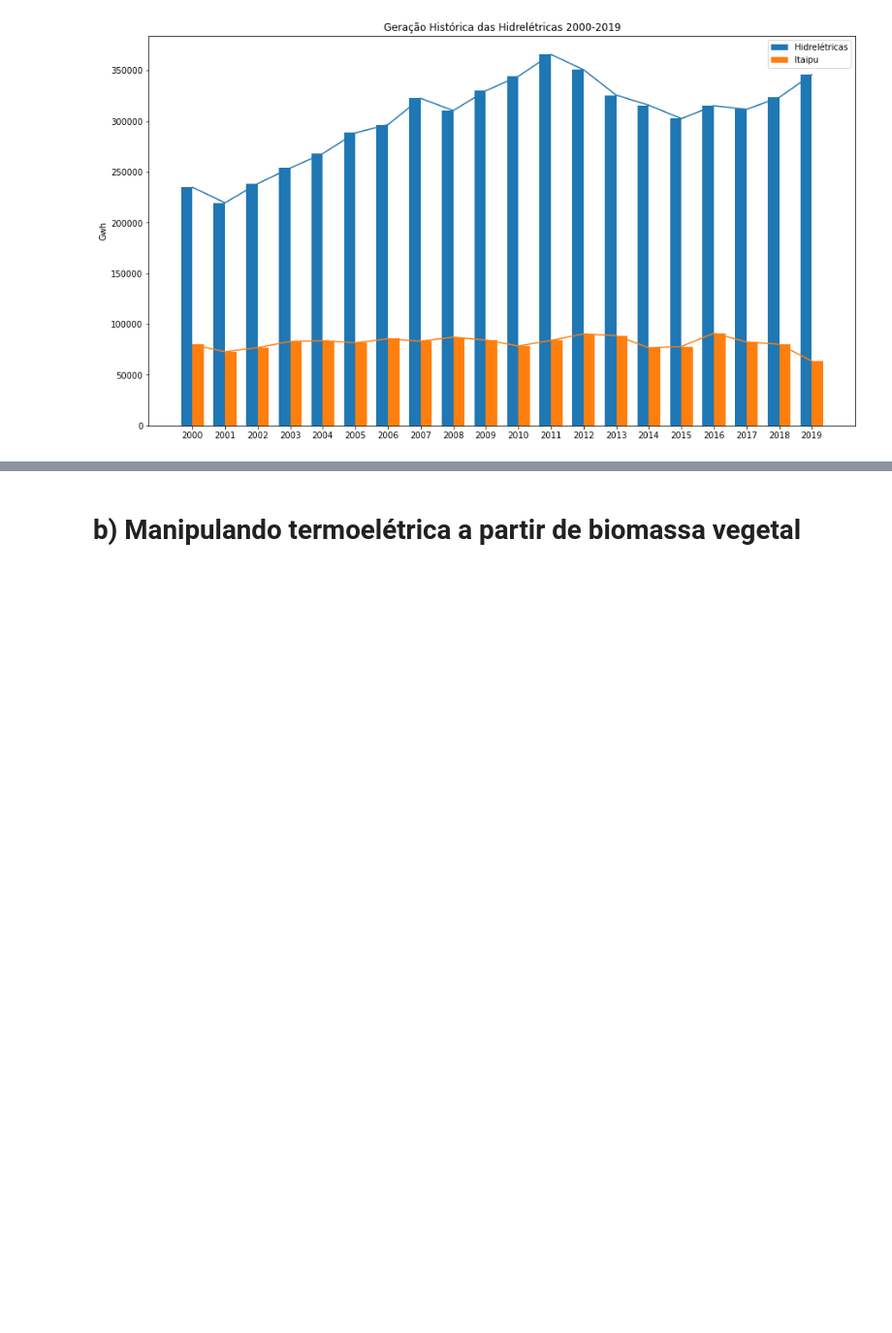
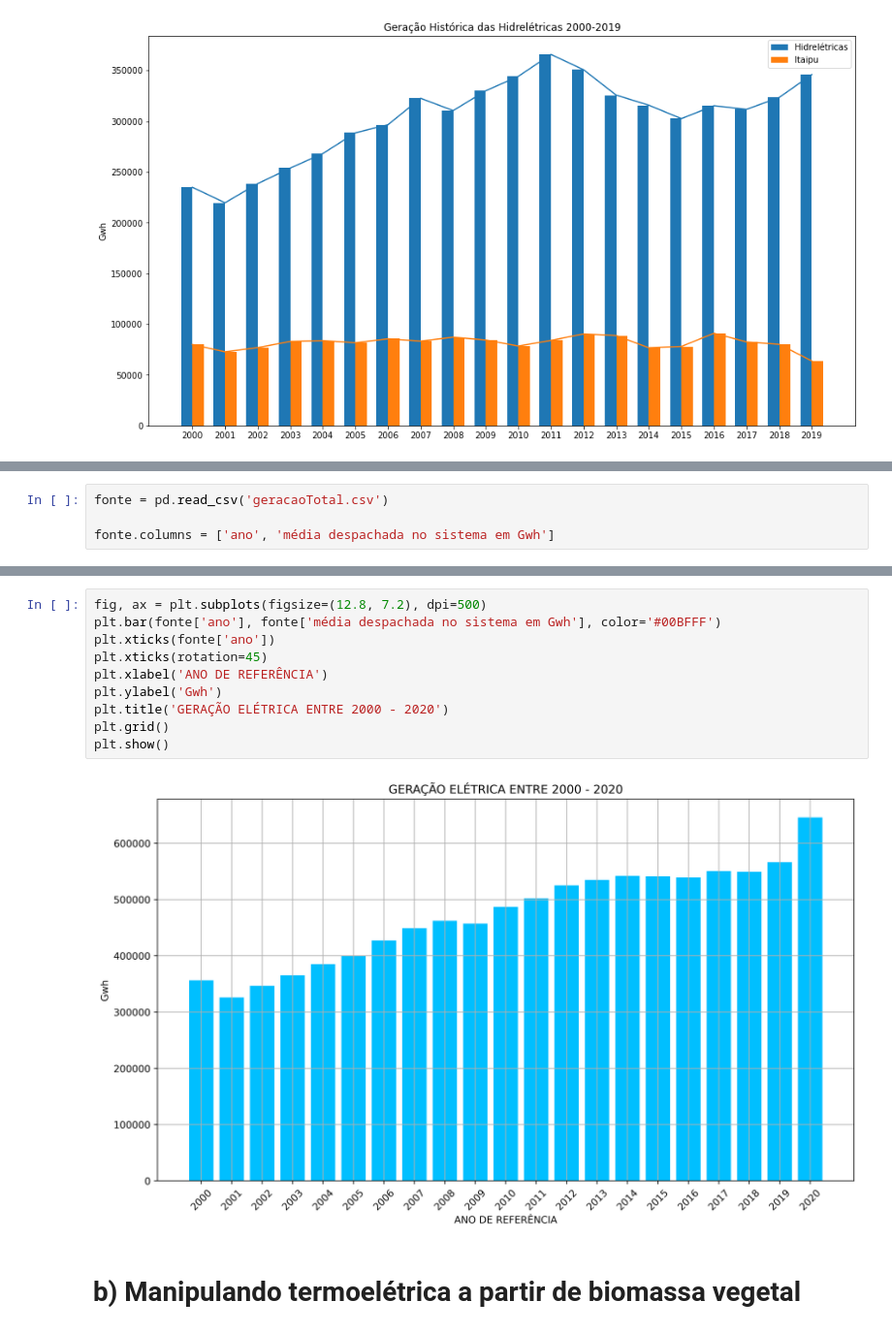
Before and after one commit to eduardo22santos/pandas_matplotlib, a Jupyter notebook: questao1.ipynb, the cells around one changed output, grey strips where cells are left out. Shown at 97% size. Cells and saved outputs as stored; diff of their text form; blank space fills up the shorter version.

```diff
--- a/questao1.ipynb
+++ b/questao1.ipynb
@@ -66,0 +146,4 @@ plt.show()
+# %%
+fonte = pd.read_csv('geracaoTotal.csv')
+
+fonte.columns = ['ano', 'média despachada no sistema em Gwh']
@@ -67,3 +164,15 @@ plt.show()
+# %%
+fig, ax = plt.subplots(figsize=(12.8, 7.2), dpi=500)
+plt.bar(fonte['ano'], fonte['média despachada no sistema em Gwh'], color='#00BFFF')
+plt.xticks(fonte['ano'])
+plt.xticks(rotation=45)
+plt.xlabel('ANO DE REFERÊNCIA')
+plt.ylabel('Gwh')
+plt.title('GERAÇÃO ELÉTRICA ENTRE 2000 - 2020')
+plt.grid()
+plt.show()
+# %% [output]
+[figure, added]
 # %% [markdown]
 # b) Manipulando termoelétrica a partir de biomassa vegetal
 # %%
```
Also changed, not shown: parts of 13 cells of this notebook, 26 other files.
